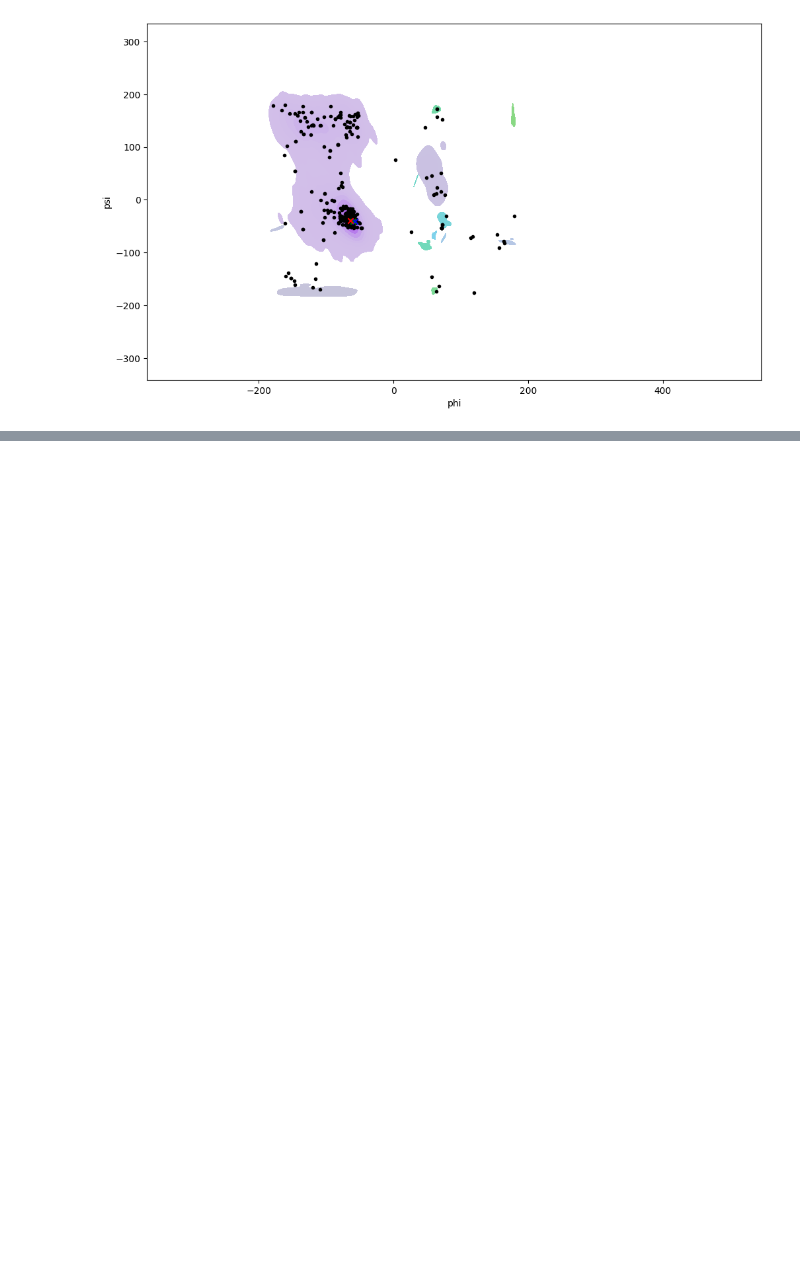
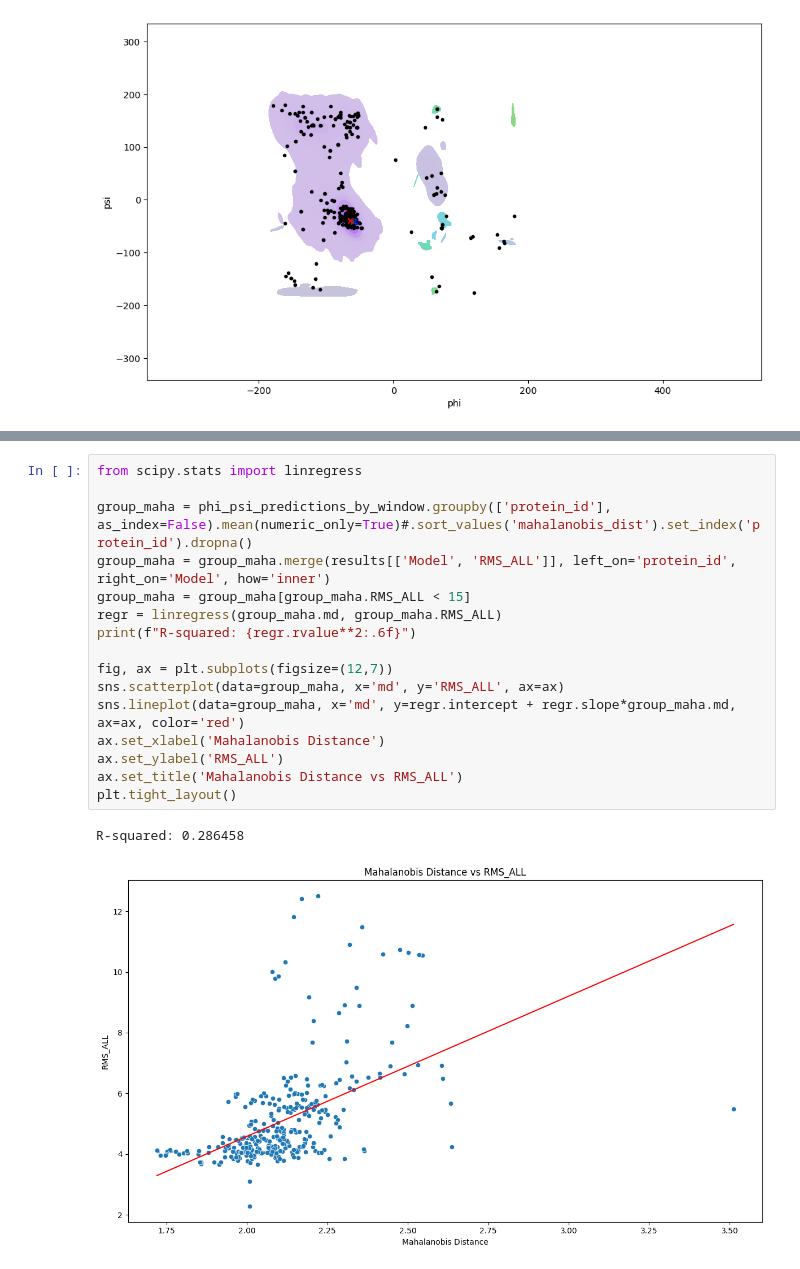
Before and after one commit to Musa-Azeem/protein-dihedral-visualization, a Jupyter notebook: casp.ipynb, the cells around one changed output, grey strips where cells are left out. Drawn from its saved outputs; the diff is of its cells as text; blank space fills up the shorter version.

```diff
--- a/casp.ipynb
+++ b/casp.ipynb
@@ -426,3 +453,22 @@ phi_psi_predictions_by_window.to_csv('phi_psi_predictions_by_window_maha.csv', i
+# %%
+from scipy.stats import linregress
+
+group_maha = phi_psi_predictions_by_window.groupby(['protein_id'], as_index=False).mean(numeric_only=True)#.sort_values('mahalanobis_dist').set_index('protein_id').dropna()
+group_maha = group_maha.merge(results[['Model', 'RMS_ALL']], left_on='protein_id', right_on='Model', how='inner')
+group_maha = group_maha[group_maha.RMS_ALL < 15]
+regr = linregress(group_maha.md, group_maha.RMS_ALL)
+print(f"R-squared: {regr.rvalue**2:.6f}")
+
+fig, ax = plt.subplots(figsize=(12,7))
+sns.scatterplot(data=group_maha, x='md', y='RMS_ALL', ax=ax)
+sns.lineplot(data=group_maha, x='md', y=regr.intercept + regr.slope*group_maha.md, ax=ax, color='red')
+ax.set_xlabel('Mahalanobis Distance')
+ax.set_ylabel('RMS_ALL')
+ax.set_title('Mahalanobis Distance vs RMS_ALL')
+plt.tight_layout()
+# %% [output]
+R-squared: 0.286458
+[figure, added]
 # %%
 # Compare rmsd and mahalanobis distance
 import matplotlib.pyplot as plt
```
Also changed, not shown: parts of 10 cells of this notebook, 1 other file.
